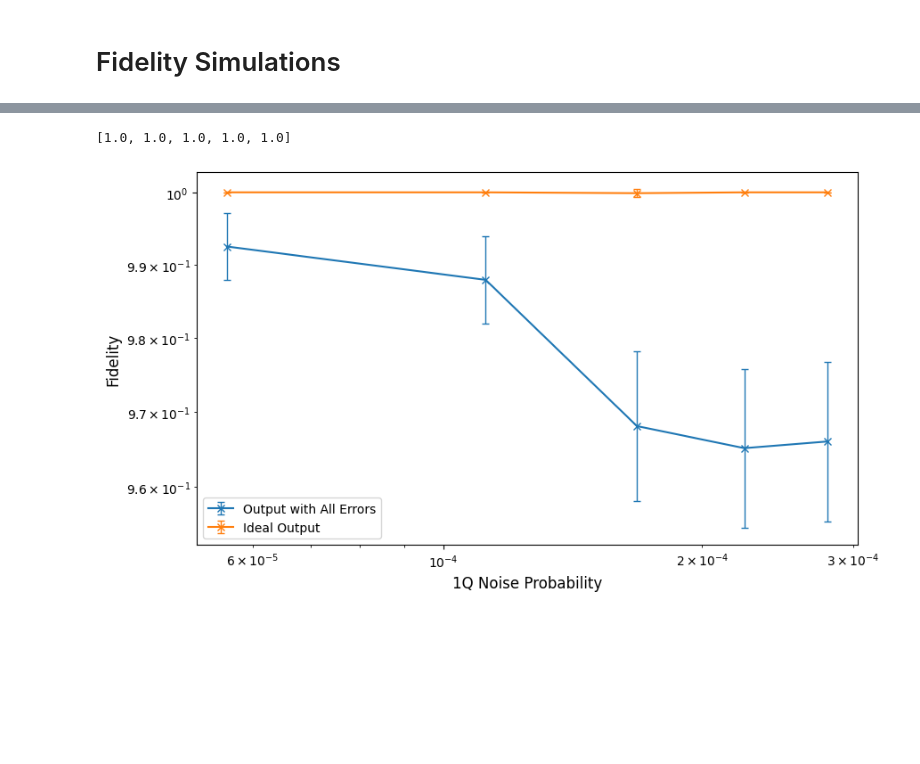
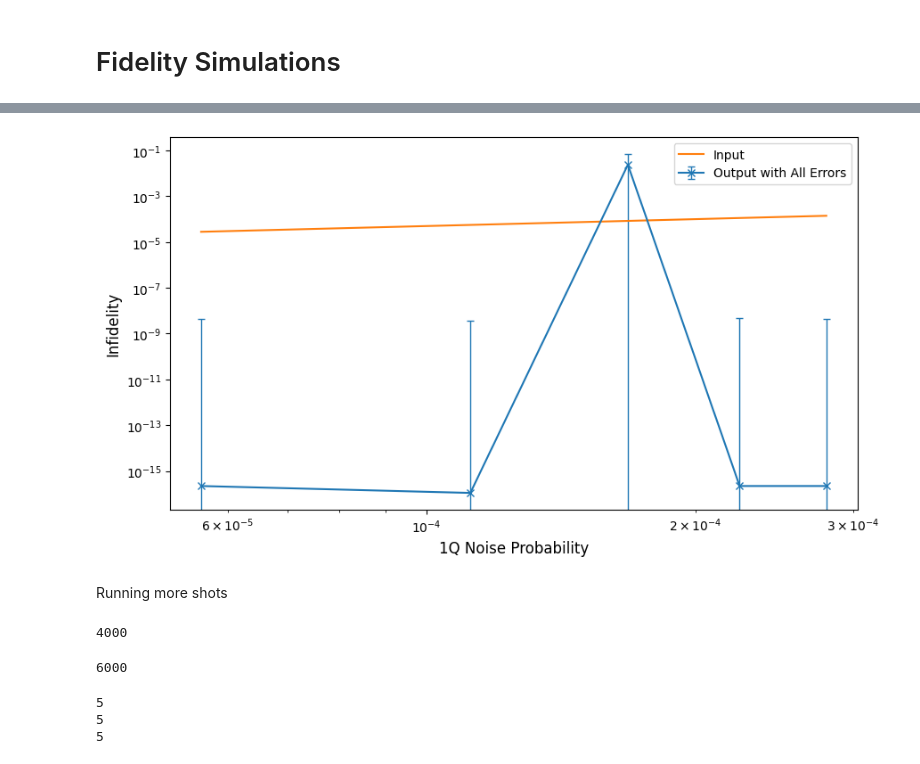
Before and after one commit to Sal7ySalt/Smallest-MSD-Protocol, a Jupyter notebook: Steane/21_qubits.ipynb, the cells around one changed output, grey strips where cells are left out. Cells and saved outputs as stored; diff of their text form; code cells hidden in the pictures; blank space fills up the shorter version.

```diff
--- a/Steane/21_qubits.ipynb
+++ b/Steane/21_qubits.ipynb
@@ -197,8 +265,7 @@ meas_circuit_noise = circuit.copy()
 meas_circuit_noise.measure([i for i in range(14)], [i for i in range(14)])
 
 backend = AerSimulator(noise_model=noise_model)
-transpiled = transpile(meas_circuit_noise, backend, optimization_level=0)
-job = backend.run(transpiled, shots=shots)
+job = backend.run(meas_circuit_noise, shots=shots)
 result = job.result()
 
 counts = result.get_counts()
@@ -250,12 +317,5 @@ for i in range(7):
 
 for i in range(14):
     circuit.h(i)
-# %%
-input_circuit = QuantumCircuit(21,14)
-for i in [0,7,14]:
-    input_circuit.ry(theta, i)
-ideal_encoding(input_circuit, 0)
-ideal_encoding(input_circuit, 7)
-ideal_encoding(input_circuit, 14)
 # %%
 # All errors added
@@ -408,33 +402,44 @@ all_infidelity_input = [1-f for f in all_fidelity_input]
-# %%
-all_fidelity_input
-# %% [output]
-[1.0, 1.0, 1.0, 1.0, 1.0]
+# %%
+all_fidelity_input = []
+shots = 1
+
+for i in range(len(one_qubit_gate_error_prob)):
+    nm = NoiseModel()
+
+    nm.add_all_qubit_quantum_error(depolarizing_error(one_qubit_gate_error_prob[i], 1), ["ry"])
+
+    input_copy = input_circuit.copy()
+    #input_copy.save_density_matrix(label='density_matrix_post', pershot=True, conditional=True)
+    input_copy.append(SaveDensityMatrix(num_qubits=1, label='density_matrix_post', conditional=True, pershot=True), input_copy.qubits)
+
+    backend = AerSimulator(noise_model=nm, method='density_matrix')
+    job = backend.run(input_copy, shots=shots)
+    result = job.result()
+
+    res_density_matrix = result.data()['density_matrix_post']
+
+    all_fidelity_input.append(state_fidelity(ideal_input, res_density_matrix[''][0]))
 # %%
 plt.figure(figsize=(9, 5))
 plt.errorbar(
     one_qubit_gate_error_prob,
-    all_fidelity,
+    all_infidelity,
     yerr=all_fidelity_unc,
     fmt=f'x-',
     capsize=3,
     elinewidth=1,
     label='Output with All Errors'
 )
-plt.errorbar(
-    one_qubit_gate_error_prob,
-    all_fidelity_ideal,
-    yerr=all_fidelity_unc_ideal,
-    fmt=f'x-',
-    capsize=3,
-    elinewidth=1,
-    label='Ideal Output'
-)
+plt.plot(one_qubit_gate_error_prob, [1-f for f in all_fidelity_input], label='Input')
+
 plt.xlabel("1Q Noise Probability", fontsize=12)
-plt.ylabel("Fidelity", fontsize=12)
+plt.ylabel("Infidelity", fontsize=12)
 plt.yscale('log')
 plt.xscale('log')
 plt.tight_layout()
 plt.legend()
 plt.show()
 # %% [output]
-[figure, old version]
+[figure, new version]
+# %% [markdown]
+Running more shots
@@ -440,0 +570,5 @@ plt.show()
+# %%
+sum_fid1, correct1, total_shots1 = all_errors(sum_fid1, correct1, total_shots1)
+print(total_shots1)
+# %% [output]
+4000
@@ -440,0 +586,5 @@ plt.show()
+# %%
+sum_fid2, correct2, total_shots2 = no_errors(sum_fid2, correct2, total_shots2)
+print(total_shots2)
+# %% [output]
+6000
@@ -440,0 +604,8 @@ plt.show()
+# %%
+print(len(all_fidelity))
+print(len(all_fidelity_ideal))
+print(len(all_fidelity_input))
+# %% [output]
+5
+5
+5
```
Also changed, not shown: parts of 16 cells of this notebook, 6 other files.
